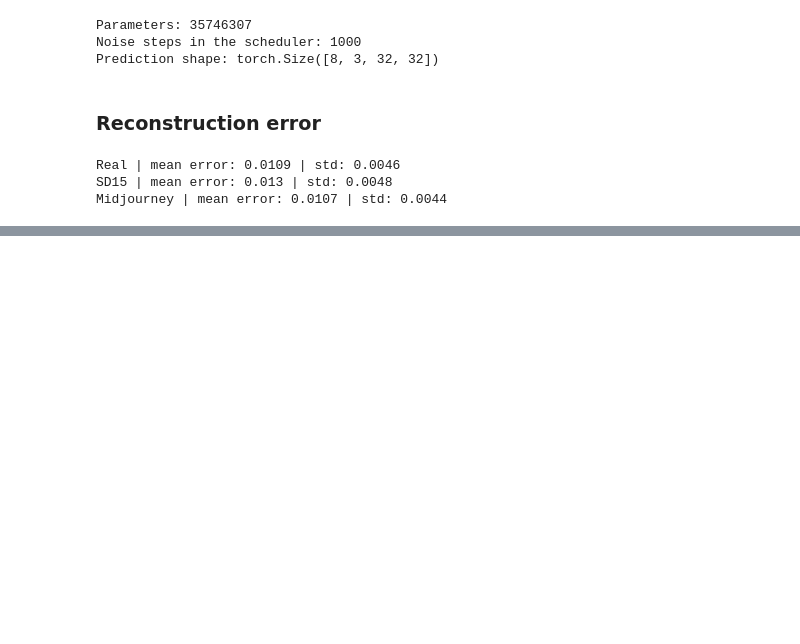
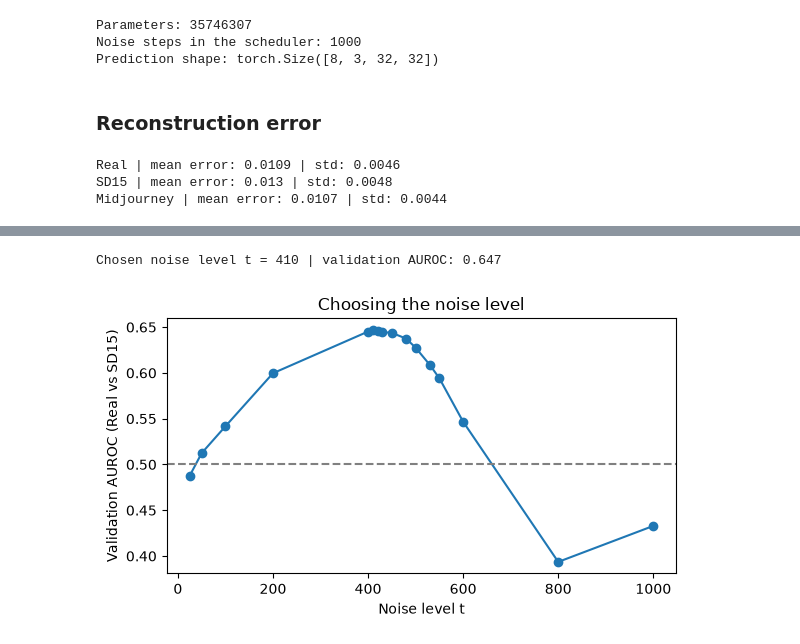
Before and after one commit to Rivier-Computer-Science/FA26-COMP-671-Muthineni, a Jupyter notebook: notebooks/Proj.ipynb, the cells around one changed output, grey strips where cells are left out. Cells and saved outputs as stored; diff of their text form; code cells hidden in the pictures; blank space fills up the shorter version.

Commit message:
Choose diffusion noise level on validation data (t=410)

```diff
--- a/notebooks/Proj.ipynb
+++ b/notebooks/Proj.ipynb
@@ -495,3 +495,10 @@ for name, X in test_groups.items():
 Real | mean error: 0.0109 | std: 0.0046
 SD15 | mean error: 0.013 | std: 0.0048
 Midjourney | mean error: 0.0107 | std: 0.0044
+# %%
+from sklearn.metrics import roc_auc_score
+
+for t in [25, 50, 100, 200, 400]:
+    err = recon_error(X_val, t_value=t)
+    auc = roc_auc_score(y_val, err)
+    print("t =", t, "| AUROC:", round(auc, 3))
@@ -497,0 +511,5 @@ Midjourney | mean error: 0.0107 | std: 0.0044
+# %%
+for t in [410,420,430,450,480,500,530,550,600, 800, 999]:
+    err = recon_error(X_val, t_value=t)
+    auc = roc_auc_score(y_val, err)
+    print("t =", t, "| AUROC:", round(auc, 3))
@@ -497,0 +528,20 @@ Midjourney | mean error: 0.0107 | std: 0.0044
+# %%
+t_values = [25, 50, 100, 200, 400, 410, 420, 430, 450, 480, 500, 530, 550, 600, 800, 999]
+aucs = [roc_auc_score(y_val, recon_error(X_val, t_value=t)) for t in t_values]
+
+best_i = int(np.argmax(np.abs(np.array(aucs) - 0.5)))
+T_BEST = t_values[best_i]
+print("Chosen noise level t =", T_BEST, "| validation AUROC:", round(aucs[best_i], 3))
+
+plt.figure(figsize=(6, 3.5))
+plt.plot(t_values, aucs, marker="o")
+plt.axhline(0.5, color="gray", linestyle="--")
+plt.xlabel("Noise level t")
+plt.ylabel("Validation AUROC (Real vs SD15)")
+plt.title("Choosing the noise level")
+plt.tight_layout()
+plt.savefig("../results/recon_noise_scan.png", dpi=150)
+plt.show()
+# %% [output]
+Chosen noise level t = 410 | validation AUROC: 0.647
+[figure, added]
```
Also changed, not shown: parts of 2 cells of this notebook, 1 other file.
